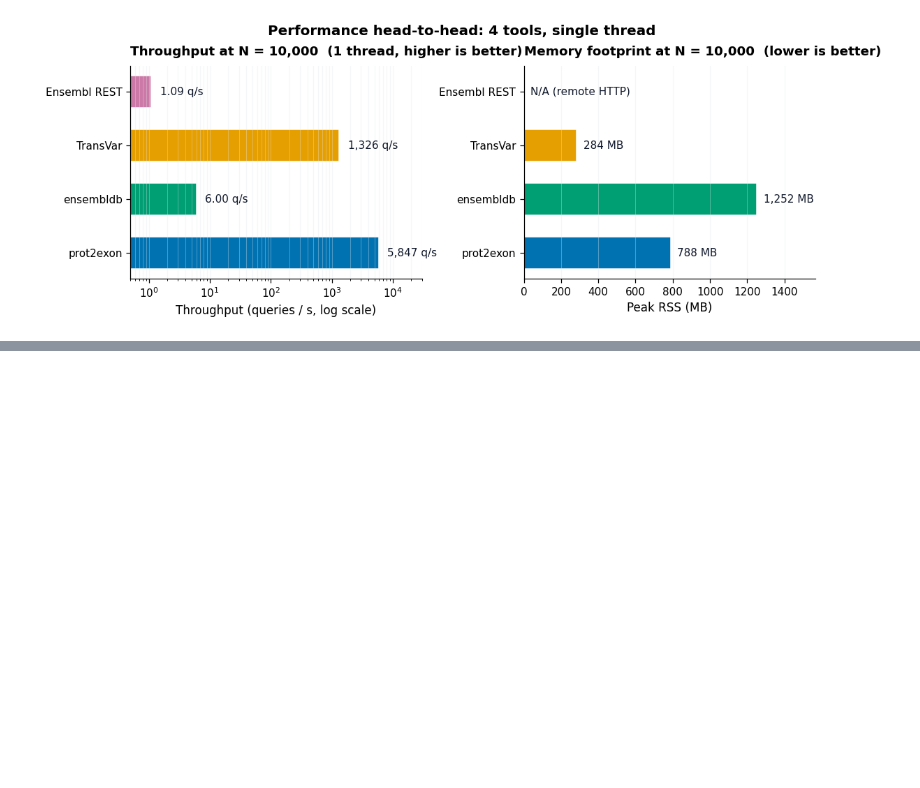
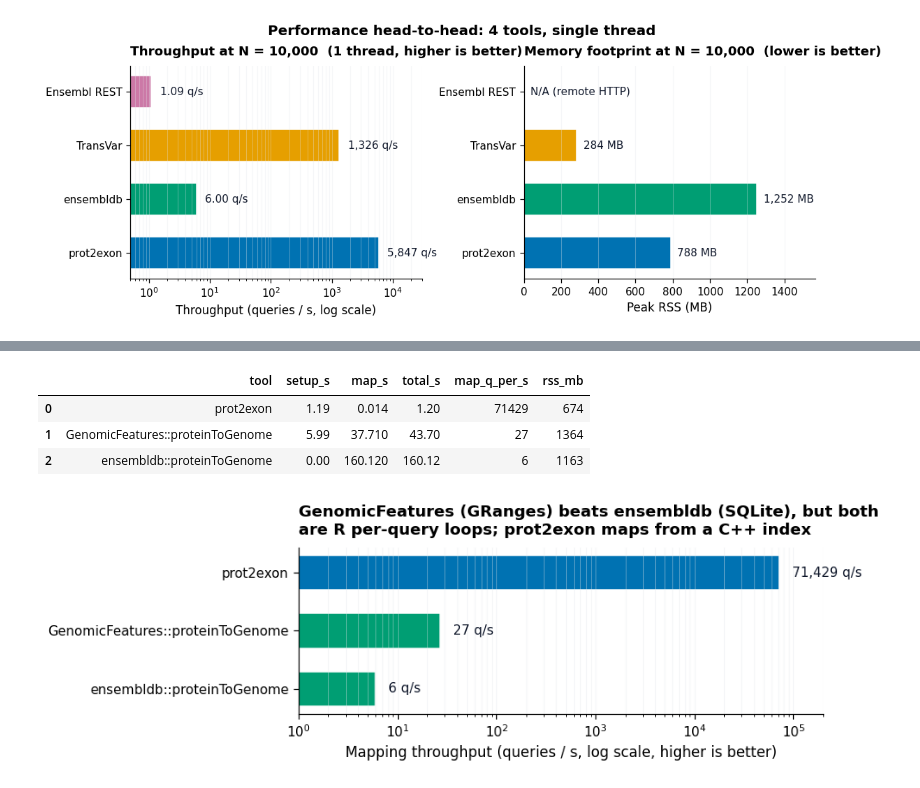
Before and after one commit to SotoLF/fastCDS, a Jupyter notebook: notebooks/software_comparison.ipynb, the cells around one changed output, grey strips where cells are left out. Drawn from its saved outputs; the diff is of its cells as text; code cells hidden in the pictures; blank space fills up the shorter version.

```diff
--- a/notebooks/software_comparison.ipynb
+++ b/notebooks/software_comparison.ipynb
@@ -209,0 +225,34 @@ plt.show()
+# %%
+# Measured: benchmarks/proteintogenome_bench.R on the first 1,000 of queries_v86.bed.
+# All three tools agreed 1,000 / 1,000 (exact genomic-segment match).
+granges = pd.DataFrame([
+    {"tool": "prot2exon",                        "setup_s": 1.19, "map_s":   0.014, "total_s":   1.20, "map_q_per_s": 71429, "rss_mb":  674},
+    {"tool": "GenomicFeatures::proteinToGenome", "setup_s": 5.99, "map_s":  37.71,  "total_s":  43.70, "map_q_per_s":    27, "rss_mb": 1364},
+    {"tool": "ensembldb::proteinToGenome",       "setup_s": 0.00, "map_s": 160.12,  "total_s": 160.12, "map_q_per_s":     6, "rss_mb": 1163},
+])
+granges
+# %% [output]
+|  | tool | setup_s | map_s | total_s | map_q_per_s | rss_mb |
+| 0 | prot2exon | 1.19 | 0.014 | 1.20 | 71429 | 674 |
+| 1 | GenomicFeatures::proteinToGenome | 5.99 | 37.710 | 43.70 | 27 | 1364 |
+| 2 | ensembldb::proteinToGenome | 0.00 | 160.120 | 160.12 | 6 | 1163 |
+# %%
+fig, ax = plt.subplots(figsize=(8.8, 3.0))
+order = granges.iloc[::-1]  # prot2exon ends up on top
+bar_colors = [COLORS['prot2exon'] if t == 'prot2exon' else COLORS['ensembldb']
+              for t in order['tool']]
+bars = ax.barh(order['tool'], order['map_q_per_s'],
+               color=bar_colors, edgecolor='white', height=0.6)
+ax.set_xscale('log')
+ax.set_xlabel('Mapping throughput (queries / s, log scale, higher is better)')
+ax.set_title('GenomicFeatures (GRanges) beats ensembldb (SQLite), but both\n'
+             'are R per-query loops; prot2exon maps from a C++ index',
+             loc='left')
+for y, (_, r) in enumerate(order.iterrows()):
+    ax.text(r['map_q_per_s'] * 1.35, y, f"{int(r['map_q_per_s']):,} q/s",
+            va='center', fontsize=10, color='#0f172a')
+ax.set_xlim(1, 200000)
+ax.grid(axis='x', which='both', alpha=0.35, lw=0.7); ax.grid(axis='y', visible=False)
+fig.tight_layout(); plt.show()
+# %% [output]
+[figure, added]
```
Also changed, not shown: parts of 6 cells of this notebook, 4 other files.
